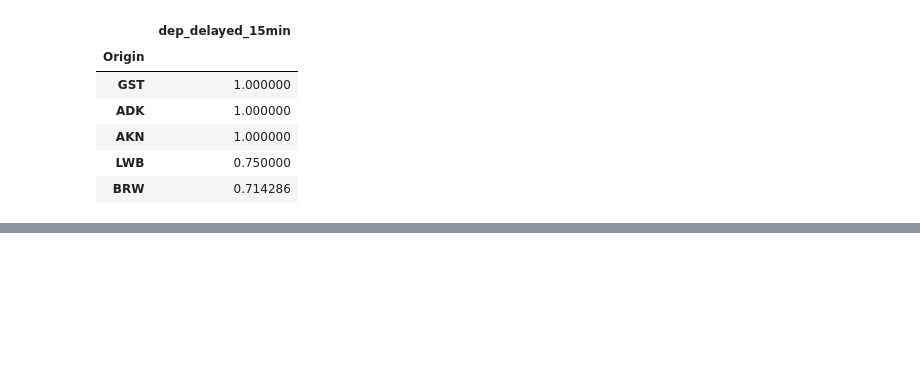
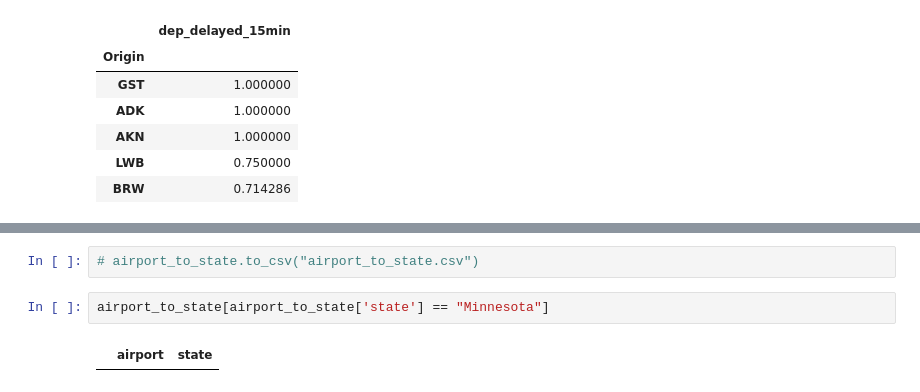
Before and after one commit to anatolyburtsev/ml_notebooks, a Jupyter notebook: hw10_flight_delays/model.ipynb, the cells around one changed output, grey strips where cells are left out. Saved outputs shown, nothing was run; the diff lists cells and outputs as text; blank space fills up the shorter version.

```diff
--- a/hw10_flight_delays/model.ipynb
+++ b/hw10_flight_delays/model.ipynb
@@ -401,0 +353,6 @@ X
+# %%
+# airport_to_state.to_csv("airport_to_state.csv")
+# %%
+airport_to_state[airport_to_state['state'] == "Minnesota"]
+# %% [output]
+|  | airport | state |
```
Also changed, not shown: parts of 48 cells of this notebook, 1 other file.
